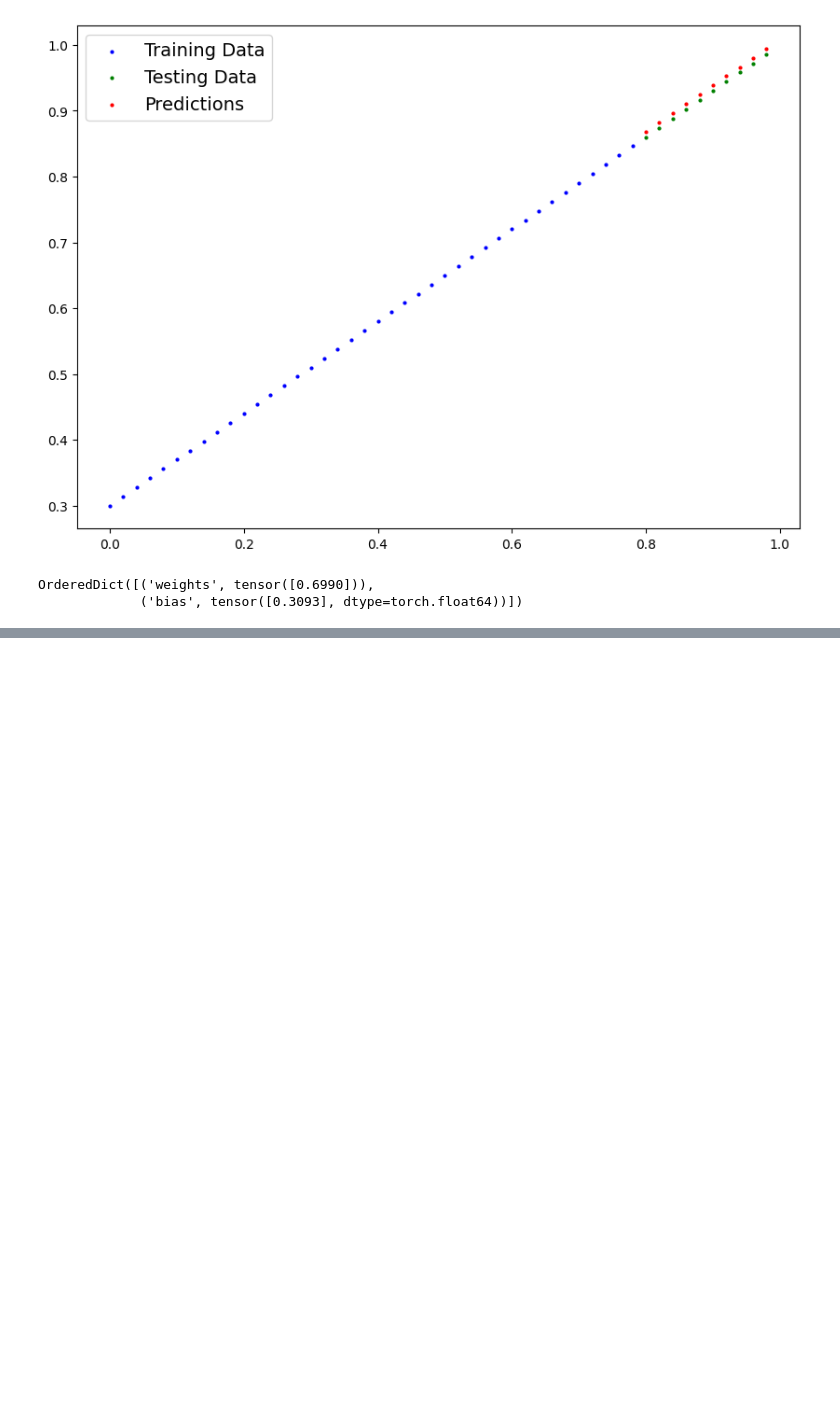
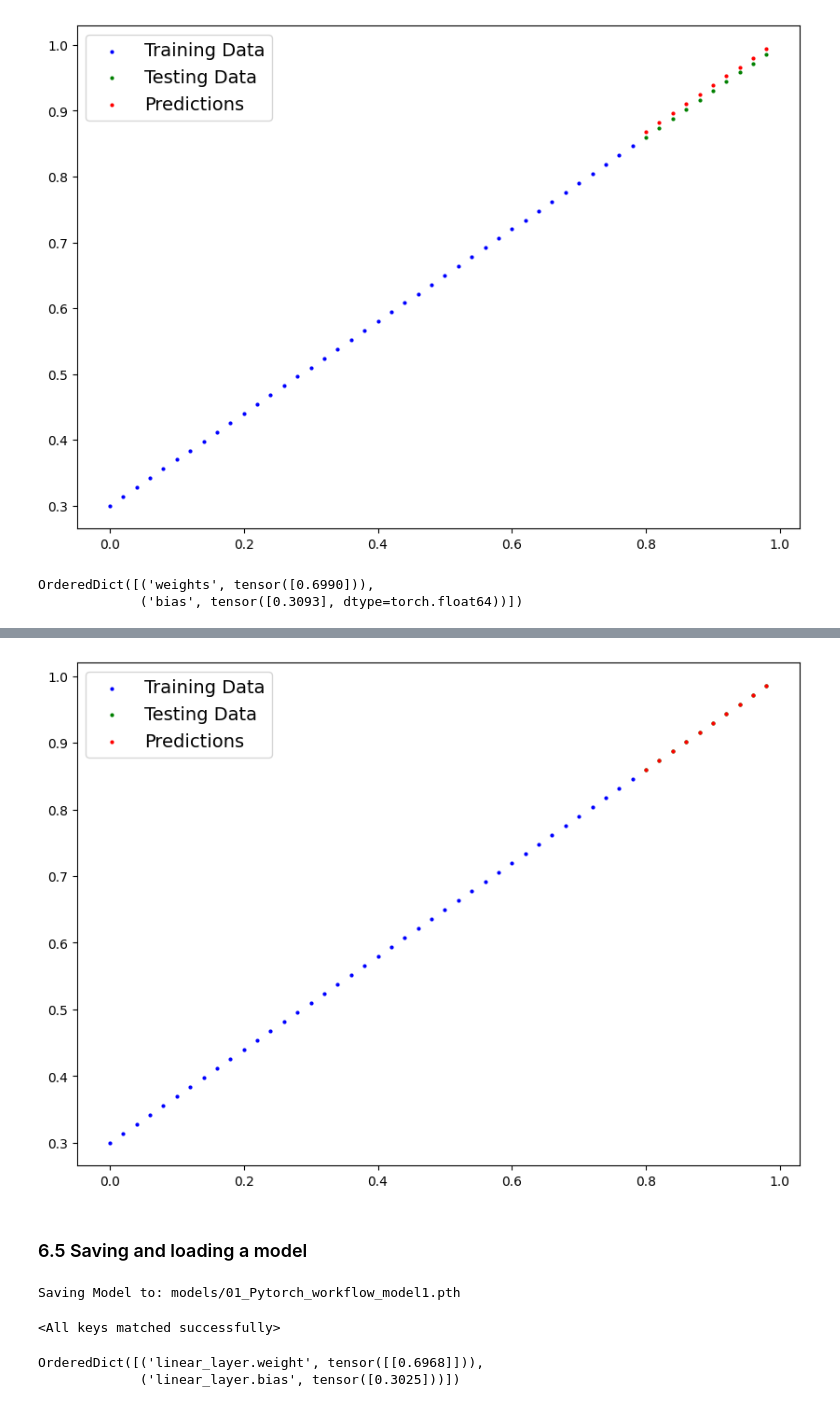
Before and after one commit to asimthaha/CV_fundamentals, a Jupyter notebook: 01_Pytorch_workflow.ipynb, the cells around one changed output, grey strips where cells are left out. Drawn from its saved outputs; the diff is of its cells as text; code cells hidden in the pictures; blank space fills up the shorter version.

```diff
--- a/01_Pytorch_workflow.ipynb
+++ b/01_Pytorch_workflow.ipynb
@@ -310,0 +519,34 @@ OrderedDict([('weights', tensor([0.6990])),
+# %%
+# lets do out training loop
+torch.manual_seed(42)
+
+epochs=200
+
+for epoch in range(epochs):
+  model1.train()
+
+  # forward pass
+  Y_pred = model1(X_train)
+
+  # calcuate the loss
+  loss=loss_fn(Y_pred, Y_train)
+
+  # Optimizer zero grad
+  optimizer.zero_grad()
+
+  # perform backpropagation
+  loss.backward()
+
+  # optimizer step
+  optimizer.step()
+
+  ### Testing
+  model1.eval()
+  with torch.inference_mode():
+    test_pred = model1(X_test)
+
+    test_loss = loss_fn(test_pred, Y_test)
+
+  # print out whats happening
+  if epoch % 10 == 0:
+    print(f"Epoch: {epoch} | Loss: {loss} | Test Loss: {test_loss}")
@@ -310,0 +581,7 @@ OrderedDict([('weights', tensor([0.6990])),
+# %%
+# turn model into evaluation mode
+# make predictions on the test data
+model1.eval()
+with torch.inference_mode():
+  Y_preds= model1(X_test)
+Y_preds
@@ -310,0 +599,37 @@ OrderedDict([('weights', tensor([0.6990])),
+# %%
+# plot predictions
+plot_predictions(predictions=Y_preds)
+# %% [output]
+[figure, added]
+# %% [markdown]
+### 6.5 Saving and loading a model
+# %%
+from pathlib import Path
+
+# create a model directory
+MODEL_PATH = Path("models")
+MODEL_PATH.mkdir(parents=True, exist_ok=True)
+
+# Create a model save path
+MODEL_NAME = "01_Pytorch_workflow_model1.pth" # or you coukld use .pt(pytorch)
+MODEL_SAVE_PATH = MODEL_PATH / MODEL_NAME
+
+# Save the model state dict
+print(f"Saving Model to: {MODEL_SAVE_PATH}")
+torch.save(obj=model1.state_dict(),f = MODEL_SAVE_PATH)
+# %% [output]
+Saving Model to: models/01_Pytorch_workflow_model1.pth
+# %%
+# load a model
+# create a new instance of linear regressin model
+loaded_model1 =LinearRegressionModelV2()
+
+# load the saved model1 state_dict()
+loaded_model1.load_state_dict(torch.load(MODEL_SAVE_PATH))
+# %% [output]
+<All keys matched successfully>
+# %%
+loaded_model1.state_dict()
+# %% [output]
+OrderedDict([('linear_layer.weight', tensor([[0.6968]])),
+             ('linear_layer.bias', tensor([0.3025]))])
```
Also changed, not shown: parts of 33 cells of this notebook.
